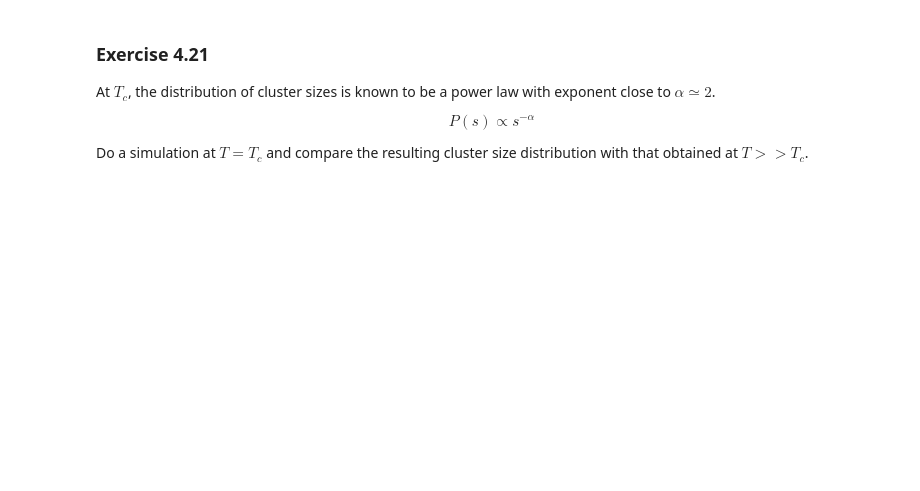
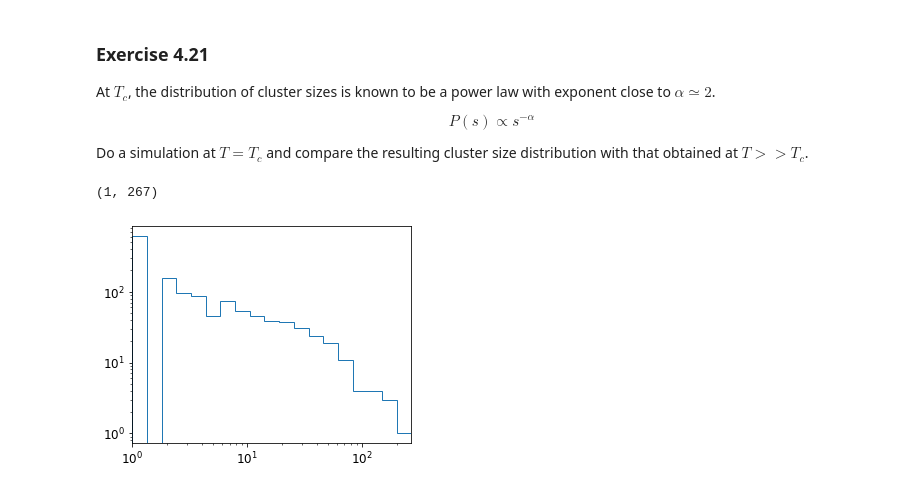
Before and after one commit to lorycontixd/Mechanical-Statistics-Exercises, a Jupyter notebook: 4-Ising-Model.ipynb, the cells around one changed output. Drawn from its saved outputs; the diff is of its cells as text; code cells hidden in the pictures; blank space fills up the shorter version.

Commit message:
Ising done

```diff
--- a/4-Ising-Model.ipynb
+++ b/4-Ising-Model.ipynb
@@ -965,9 +821,3 @@ plt.imshow(labels)
 # %% [markdown]
 ### Exercise 4.18
 Find an efficient way to measure cluster sizes. Remind that all you care about is the distribution of cluster sizes, their location does not matter. You might want to use the `.reshape()` method of a numpy array, and the `Counter` class from the `collections` package.
-# %%
-def get_sizes(labels):
-    ...
-    ...
-    ...
-    return sizes
@@ -1016,0 +863,17 @@ Do a simulation at $T=T_c$ and compare the resulting cluster size distribution w
+# %%
+Tc_Ising = IsingModel(N=100, T=T_critical)
+Tc_config = Tc_Ising.lattice
+Tc_labels = export_labeled_matrix(Tc_config)
+Tc_sizes = get_sizes(Tc_labels)
+# %%
+# use logarithmic bins and logarithmic axes!
+Tc_bins = np.geomspace(min(Tc_sizes), max(Tc_sizes), num=20)
+
+fig, ax = plt.subplots(1, 1, figsize=(5, 4))
+ax.hist(Tc_sizes, bins=Tc_bins, histtype="step")
+ax.set_xscale("log")
+ax.set_yscale("log")
+ax.set_xlim(min(Tc_sizes), max(Tc_sizes))
+# %% [output]
+(1, 267)
+[figure, added]
```
Also changed, not shown: parts of 21 cells of this notebook, 1 other file.
